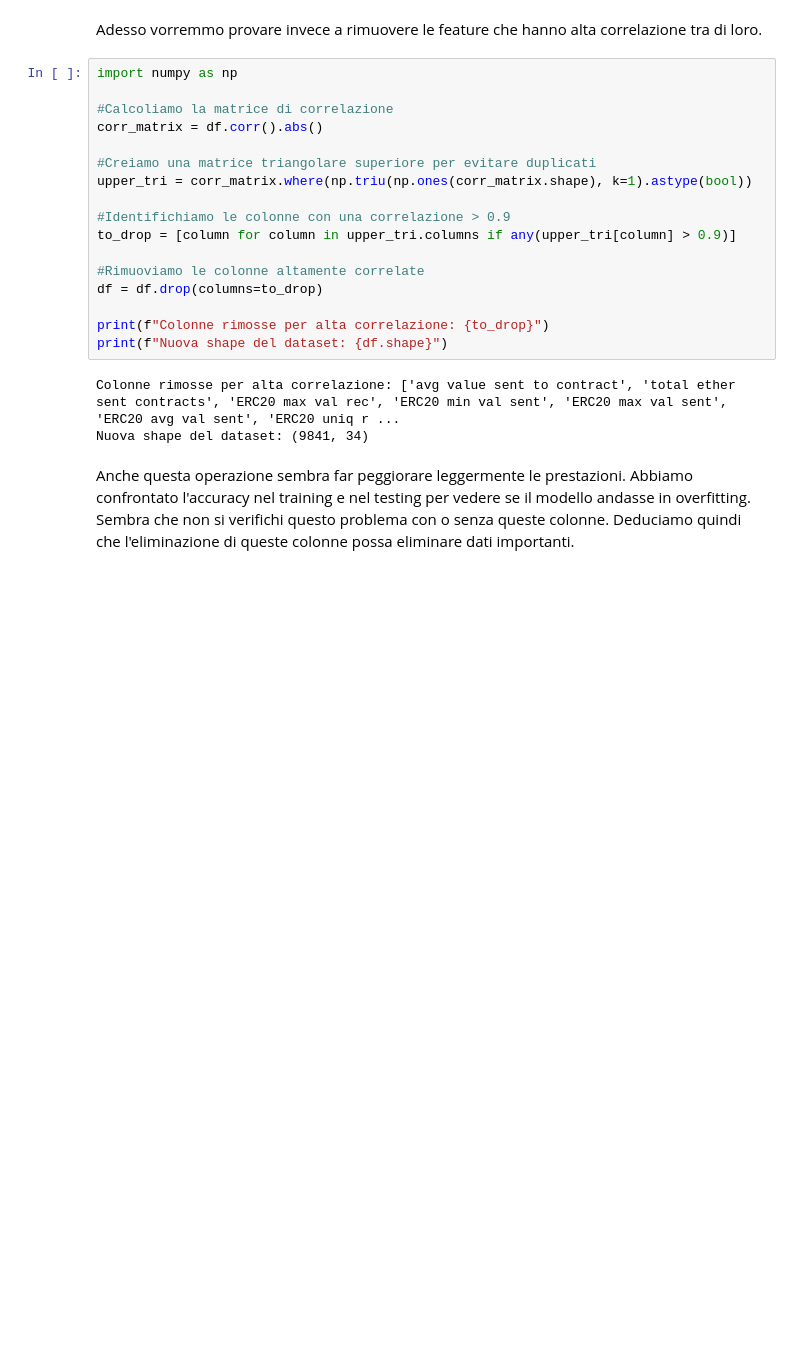
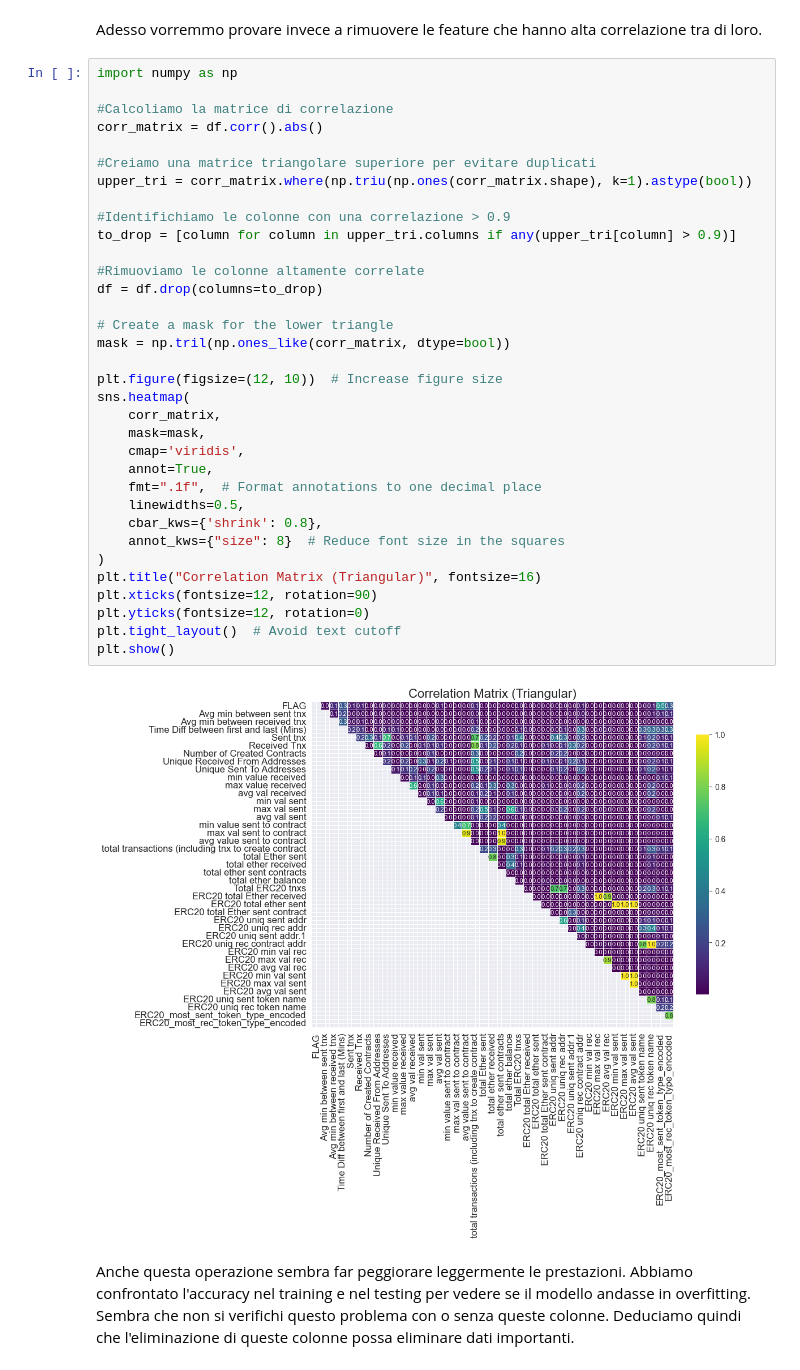
Before and after one commit to Maurino666/EthereumFraudDetection, a Jupyter notebook: Data_Preparation.ipynb, the cells around one changed output. Cells and saved outputs as stored; diff of their text form; blank space fills up the shorter version.

Commit message:
Visualizzazione correlazione tra variabili indipendenti

```diff
--- a/Data_Preparation.ipynb
+++ b/Data_Preparation.ipynb
@@ -468,23 +462,39 @@ Adesso vorremmo provare invece a rimuovere le feature che hanno alta correlazion
 # %%
 import numpy as np
 
 #Calcoliamo la matrice di correlazione
 corr_matrix = df.corr().abs()
 
 #Creiamo una matrice triangolare superiore per evitare duplicati
 upper_tri = corr_matrix.where(np.triu(np.ones(corr_matrix.shape), k=1).astype(bool))
 
 #Identifichiamo le colonne con una correlazione > 0.9
 to_drop = [column for column in upper_tri.columns if any(upper_tri[column] > 0.9)]
 
 #Rimuoviamo le colonne altamente correlate
 df = df.drop(columns=to_drop)
 
-print(f"Colonne rimosse per alta correlazione: {to_drop}")
-print(f"Nuova shape del dataset: {df.shape}")
+# Create a mask for the lower triangle
+mask = np.tril(np.ones_like(corr_matrix, dtype=bool))
+
+plt.figure(figsize=(12, 10))  # Increase figure size
+sns.heatmap(
+    corr_matrix,
+    mask=mask,
+    cmap='viridis',
+    annot=True,
+    fmt=".1f",  # Format annotations to one decimal place
+    linewidths=0.5,
+    cbar_kws={'shrink': 0.8},
+    annot_kws={"size": 8}  # Reduce font size in the squares
+)
+plt.title("Correlation Matrix (Triangular)", fontsize=16)
+plt.xticks(fontsize=12, rotation=90)
+plt.yticks(fontsize=12, rotation=0)
+plt.tight_layout()  # Avoid text cutoff
+plt.show()
 # %% [output]
-Colonne rimosse per alta correlazione: ['avg value sent to contract', 'total ether sent contracts', 'ERC20 max val rec', 'ERC20 min val sent', 'ERC20 max val sent', 'ERC20 avg val sent', 'ERC20 uniq r ...
-Nuova shape del dataset: (9841, 34)
+[figure, added]
 # %% [markdown]
 Anche questa operazione sembra far peggiorare leggermente le prestazioni. Abbiamo confrontato l'accuracy nel training e nel testing per vedere se il modello andasse in overfitting. Sembra che non si verifichi questo problema con o senza queste colonne. Deduciamo quindi che l'eliminazione di queste colonne possa eliminare dati importanti.
 # %% [markdown]
```
Also changed, not shown: parts of 2 cells of this notebook.
